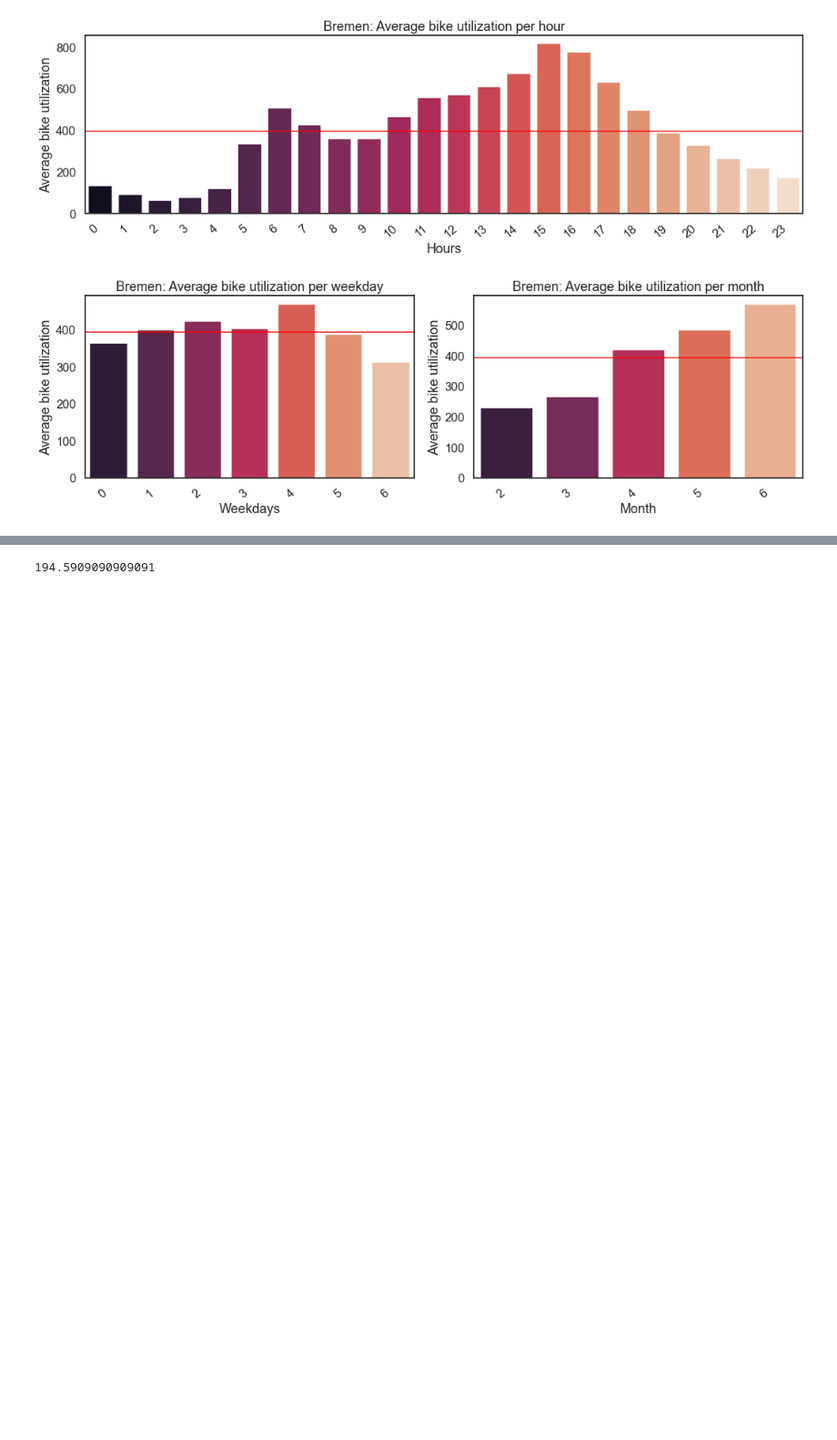
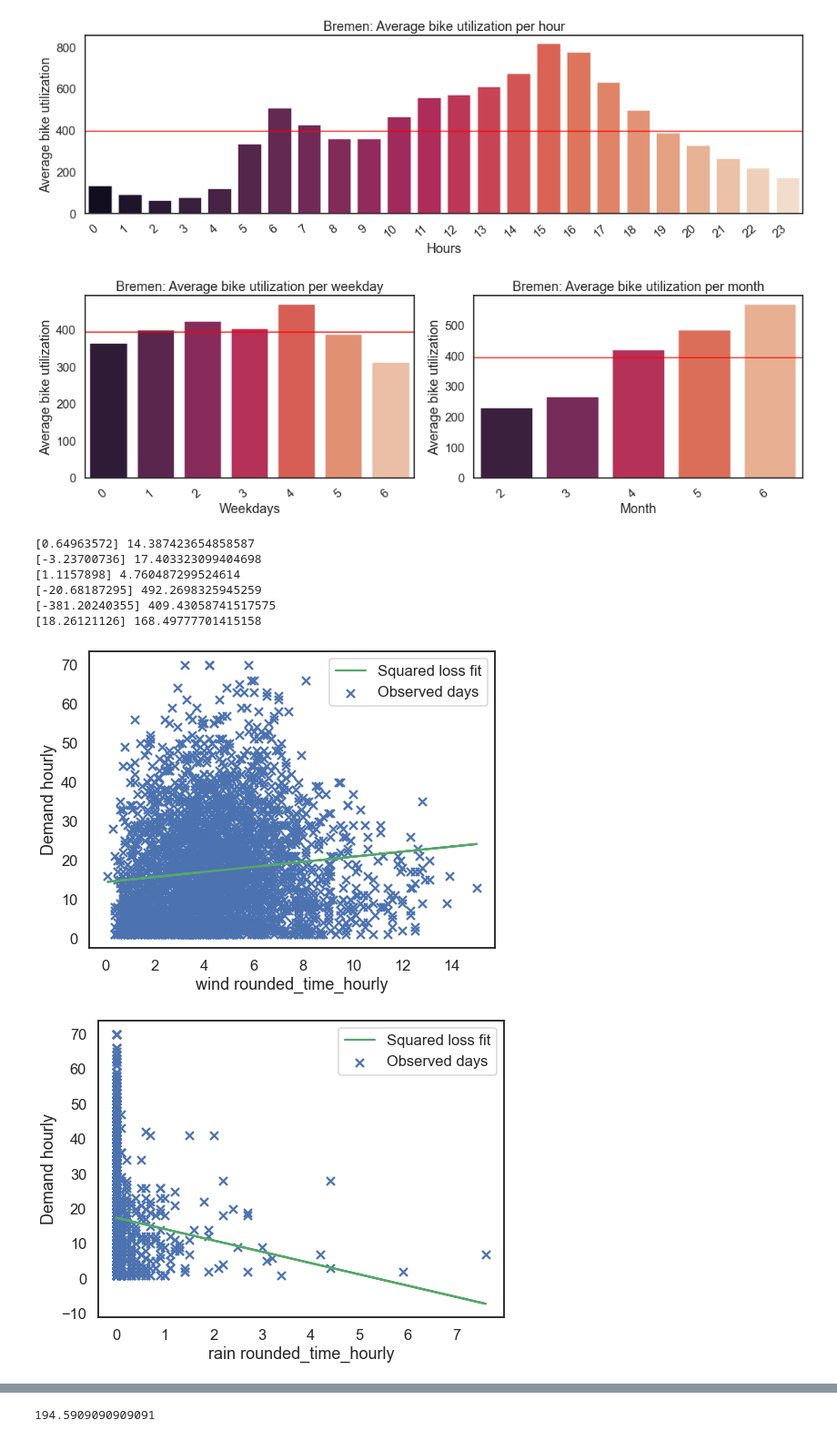
Before and after one commit to Polifka/eagle_gang, a Jupyter notebook: KPI analysis.ipynb, the cells around one changed output, grey strips where cells are left out. Shown at 91% size. Saved outputs shown, nothing was run; the diff lists cells and outputs as text; code cells hidden in the pictures; blank space fills up the shorter version.

```diff
--- a/KPI analysis.ipynb
+++ b/KPI analysis.ipynb
@@ -242,3 +244,15 @@ general_utilization("bremen","bike","Bremen","dataset","absolute")
 # %% [output]
 [figure]
 [figure]
+# %%
+bremen = read_data("bremen")
+weather_utilization_regression(bremen,"absolute")
+# %% [output]
+[0.64963572] 14.387423654858587
+[-3.23700736] 17.403323099404698
+[1.1157898] 4.760487299524614
+[-20.68187295] 492.2698325945259
+[-381.20240355] 409.43058741517575
+[18.26121126] 168.49777701415158
+[figure, added]
+[figure, added]
```
Also changed, not shown: parts of 5 cells of this notebook.
